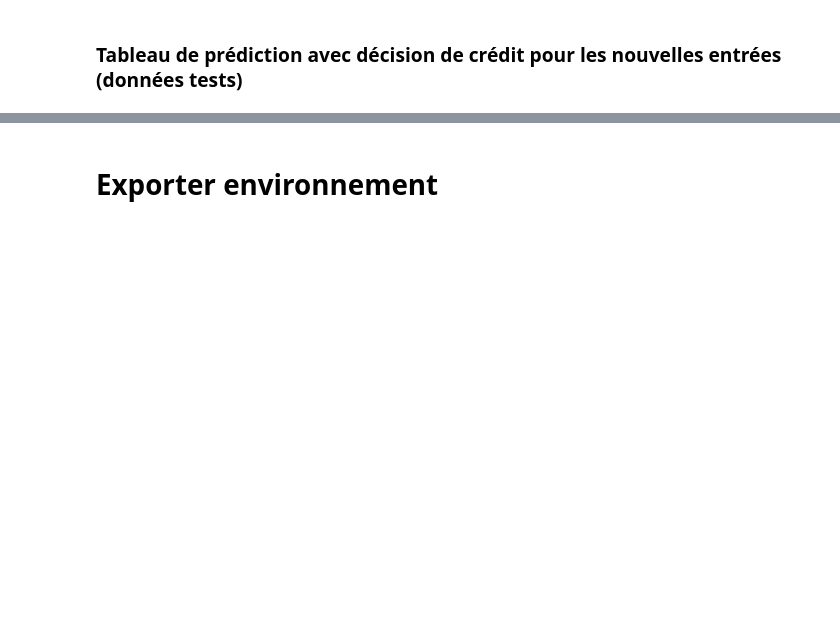
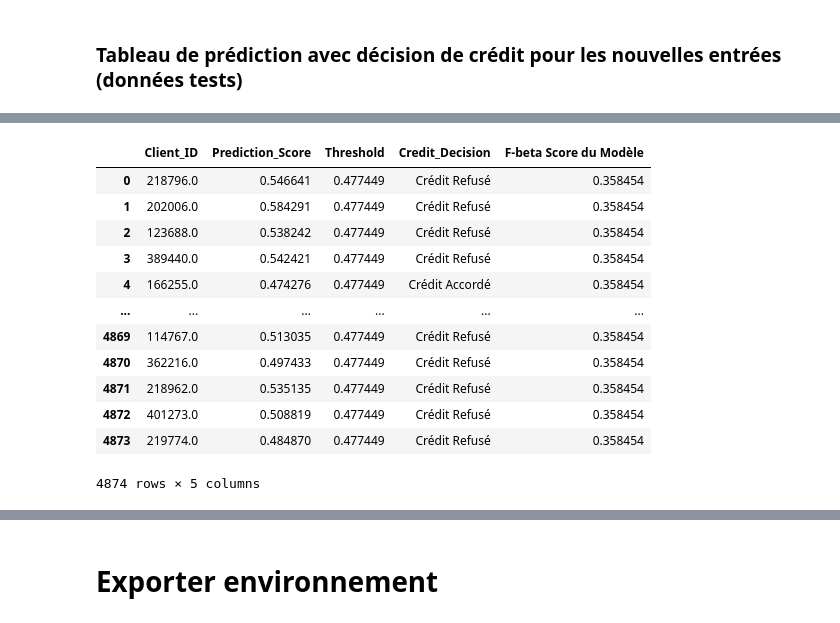
Before and after one commit to githublaure/streamlit_dashboard, a Jupyter notebook: notebooks/3-modelling.ipynb, the cells around one changed output, grey strips where cells are left out. Cells and saved outputs as stored; diff of their text form; code cells hidden in the pictures; blank space fills up the shorter version.

```diff
--- a/notebooks/3-modelling.ipynb
+++ b/notebooks/3-modelling.ipynb
@@ -3073,0 +3022,64 @@ Ce score indique que le modèle a un bon équilibre entre précision et rappel,
+# %%
+loaded_pipeline = joblib.load(model_path)
+print("Model loaded successfully.")
+
+# Load the training data to obtain the actual acceptance/rejection rate
+
+y_train = data["TARGET"]  # TARGET: 0 = repayment (credit accepted), 1 = non-repayment (credit rejected)
+
+# Calculate the total number of clients in the training set
+total_clients_train = len(y_train)
+
+# Calculate the percentages and numbers of actual accepted/rejected credits
+effective_acceptance_rate = (y_train == 0).mean() * 100
+effective_rejection_rate = (y_train == 1).mean() * 100
+num_accepted_train = (y_train == 0).sum()
+num_rejected_train = (y_train == 1).sum()
+
+print("\n=== Actual Credit Rates in the Training Data ===")
+print(f"Total number of clients in training: {total_clients_train}")
+print(f"Actual acceptance rate: {effective_acceptance_rate:.2f}% ({num_accepted_train} clients)")
+print(f"Actual rejection rate: {effective_rejection_rate:.2f}% ({num_rejected_train} clients)")
+
+
+# Take a sample of clients (e.g., first 5 for demonstration)
+sample_clients = new_data
+
+# Preprocess the data using the pipeline
+sample_clients_prepared = loaded_pipeline.named_steps['preprocessing'].transform(sample_clients)
+
+# Get the prediction probabilities
+predictions_proba = loaded_pipeline.predict_proba(sample_clients_prepared)[:, 1]
+
+# Credit decisions based on the threshold
+credit_decision = ["Credit Rejected" if score >= threshold else "Credit Accepted" for score in predictions_proba]
+
+# Create a result table
+result_table = pd.DataFrame({
+    "Client_ID": sample_clients['SK_ID_CURR'].values,
+    "Prediction_Score": predictions_proba,
+    "Threshold": threshold,
+    "Credit_Decision": credit_decision,
+    "Model F-beta Score": [final_fbeta_optimized] * len(predictions_proba)
+})
+
+# Display the result table
+print("\n=== Result Table of Prediction Scores and Credit Decisions for New Data ===")
+display(result_table)
+
+# Calculate and display the percentage and number of acceptances and rejections for the new data
+acceptance_rate = (result_table["Credit_Decision"] == "Credit Accepted").mean() * 100
+rejection_rate = (result_table["Credit_Decision"] == "Credit Rejected").mean() * 100
+num_accepted_new = (result_table["Credit_Decision"] == "Credit Accepted").sum()
+num_rejected_new = (result_table["Credit_Decision"] == "Credit Rejected").sum()
+
+print("\n=== Summary of Credit Decisions for New Data ===")
+print(f"Number of clients in the sample: {len(result_table)}")
+print(f"Acceptance rate: {acceptance_rate:.2f}% ({num_accepted_new} clients)")
+print(f"Rejection rate: {rejection_rate:.2f}% ({num_rejected_new} clients)")
+
+# Interpretation of the F-beta Score
+print("\n=== Interpretation of the F-beta Score ===")
+print(f"The final F-beta Score is {final_fbeta_optimized:.4f}.")
+print("This score indicates that the model has a good balance between precision and recall, with increased importance for detecting non-repayers (those who are likely to not repay).")
+# %% [output]
@@ -3073,0 +3094,13 @@ Ce score indique que le modèle a un bon équilibre entre précision et rappel,
+|  | Client_ID | Prediction_Score | Threshold | Credit_Decision | F-beta Score du Modèle |
+| 0 | 218796.0 | 0.546641 | 0.477449 | Crédit Refusé | 0.358454 |
+| 1 | 202006.0 | 0.584291 | 0.477449 | Crédit Refusé | 0.358454 |
+| 2 | 123688.0 | 0.538242 | 0.477449 | Crédit Refusé | 0.358454 |
+| 3 | 389440.0 | 0.542421 | 0.477449 | Crédit Refusé | 0.358454 |
+| 4 | 166255.0 | 0.474276 | 0.477449 | Crédit Accordé | 0.358454 |
+| ... | ... | ... | ... | ... | ... |
+| 4869 | 114767.0 | 0.513035 | 0.477449 | Crédit Refusé | 0.358454 |
+| 4870 | 362216.0 | 0.497433 | 0.477449 | Crédit Refusé | 0.358454 |
+| 4871 | 218962.0 | 0.535135 | 0.477449 | Crédit Refusé | 0.358454 |
+| 4872 | 401273.0 | 0.508819 | 0.477449 | Crédit Refusé | 0.358454 |
+| 4873 | 219774.0 | 0.484870 | 0.477449 | Crédit Refusé | 0.358454 |
+4874 rows × 5 columns
```
Also changed, not shown: parts of 56 cells of this notebook.
